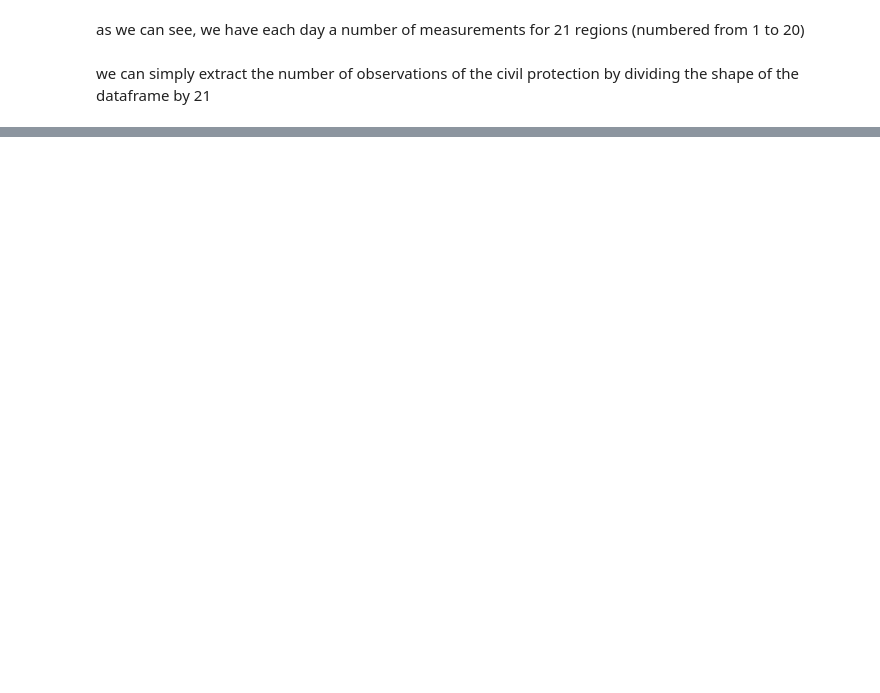
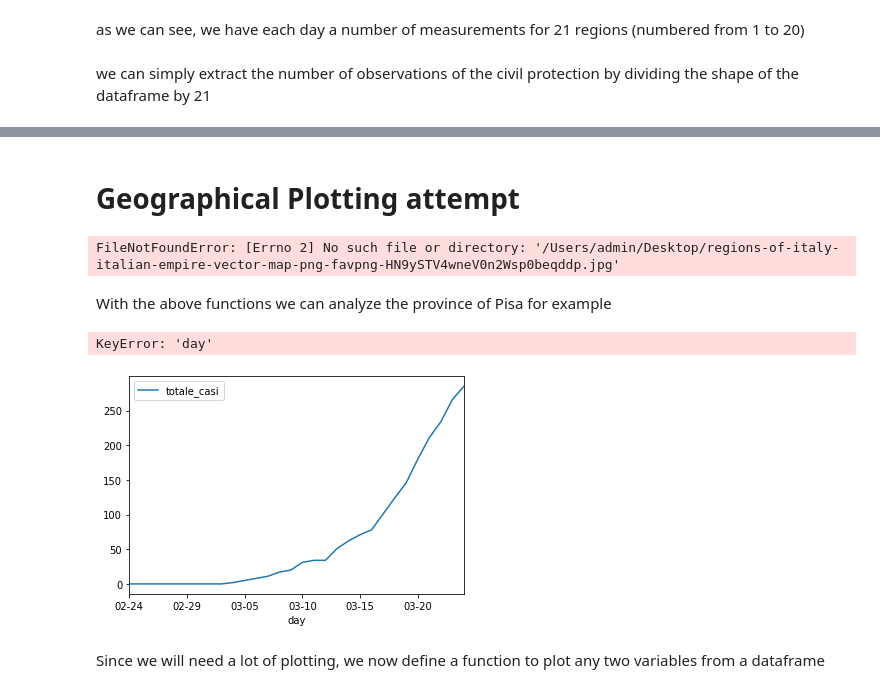
Before and after one commit to simonegiancola09/covid-19-Analysis, a Jupyter notebook: Covid.ipynb, the cells around one changed output, grey strips where cells are left out. Cells and saved outputs as stored; diff of their text form; code cells hidden in the pictures; blank space fills up the shorter version.

```diff
--- a/Covid.ipynb
+++ b/Covid.ipynb
@@ -287,11 +171,0 @@ pisa.plot(linewidth=2)
-# %%
-def compute_increase(provincia=pisa):
-    casi = provincia.totale_casi.copy()
-    casi=np.array(casi)
-    incr=casi.copy()
-    incr[1:]=casi[1:]-casi[:-1]
-    increase=pd.DataFrame(data=incr, index=provincia.index)
-    return increase
-increase=compute_increase()
-increase.set_axis(['Incremento casi'], axis=1, inplace=True)
-increase.plot()
@@ -339,3 +216,26 @@ regioni
+# %%
+#l'ho generalizzata
+def compute_increase(area,feature):
+    feat = area[feature].copy()
+    feat=np.array(feat)
+    incr=feat.copy()
+    incr[1:]=feat[1:]-feat[:-1]
+    increase=pd.DataFrame(data=incr, index=area.index)
+    increase.set_axis(['increase'], axis=1, inplace=True)
+    increase.insert(0,column='day',value=area['day'])  #-> non è generale, in alcuni casi day c'è già, quindi dà errore
+    return increase
+
+#questi increase secondo me hanno più senso a livello percentuale
+#Concordo
+
+def compute_perc_increase(area,feature):
+    feat = area[feature].copy()
+    feat=feat.pct_change()
+    increase=pd.DataFrame(data=feat, index=area.index)
+    increase.set_axis(['percent_increase'], axis=1, inplace=True)
+    increase.insert(0,column='day',value=area['day']) #->non è generale, in alcuni casi day c'è già, quindi dà errore
+    increase.fillna(0,inplace=True)
+    return increase
 # %%
 #Questo è un piccolissimo test: mio padre (MC) mi ha fatto notare che un indice interessante
 #è il rapporto fra il numero di nuovi positivi e il numero totale di attualmente positivi
@@ -348,0 +260,38 @@ reg.plot()
+# %% [markdown]
+# Geographical Plotting attempt
+# %%
+prov_today=get_giorno(province, "03-03")
+prov_today=prov_today.reset_index(drop=True)
+
+inds=np.flatnonzero(prov_today["lat"]==0)
+prov_today = prov_today.drop(inds, axis=0)
+
+import matplotlib.image as mpimg
+italy_img=mpimg.imread('/Users/admin/Desktop/regions-of-italy-italian-empire-vector-map-png-favpng-HN9ySTV4wneV0n2Wsp0beqddp.jpg')
+
+
+ax=prov_today.plot(kind='scatter', x="long", y="lat", alpha=1,
+     s=prov_today["totale_casi"]**1.2, label="casi", figsize=(15,10.5))
+plt.imshow(italy_img,extent=[min(prov_today['long']),max(prov_today['long']),min(prov_today['lat']),max(prov_today['lat'])],alpha=0.7, cmap=plt.get_cmap("jet"))
+plt.xlabel('Longitude',fontsize=14)
+plt.ylabel('Latitude',fontsize=14)
+plt.legend(fontsize=14,loc='best')
+plt.show()
+
+
+#Se fosse possibile, AREA NON DIAMETRO
+# %% [output]
+FileNotFoundError: [Errno 2] No such file or directory: '/Users/admin/Desktop/regions-of-italy-italian-empire-vector-map-png-favpng-HN9ySTV4wneV0n2Wsp0beqddp.jpg'
+# %% [markdown]
+With the above functions we can analyze the province of Pisa for example
+# %%
+pisa=get_provincia("Pisa",province)
+pisa.set_index("day", inplace=True)
+pisa.plot()
+increase=compute_perc_increase(pisa,"totale_casi")
+increase.plot()
+# %% [output]
+KeyError: 'day'
+[figure, added]
+# %% [markdown]
+Since we will need a lot of plotting, we now define a function to plot any two variables from a dataframe
```
Also changed, not shown: parts of 33 cells of this notebook.
